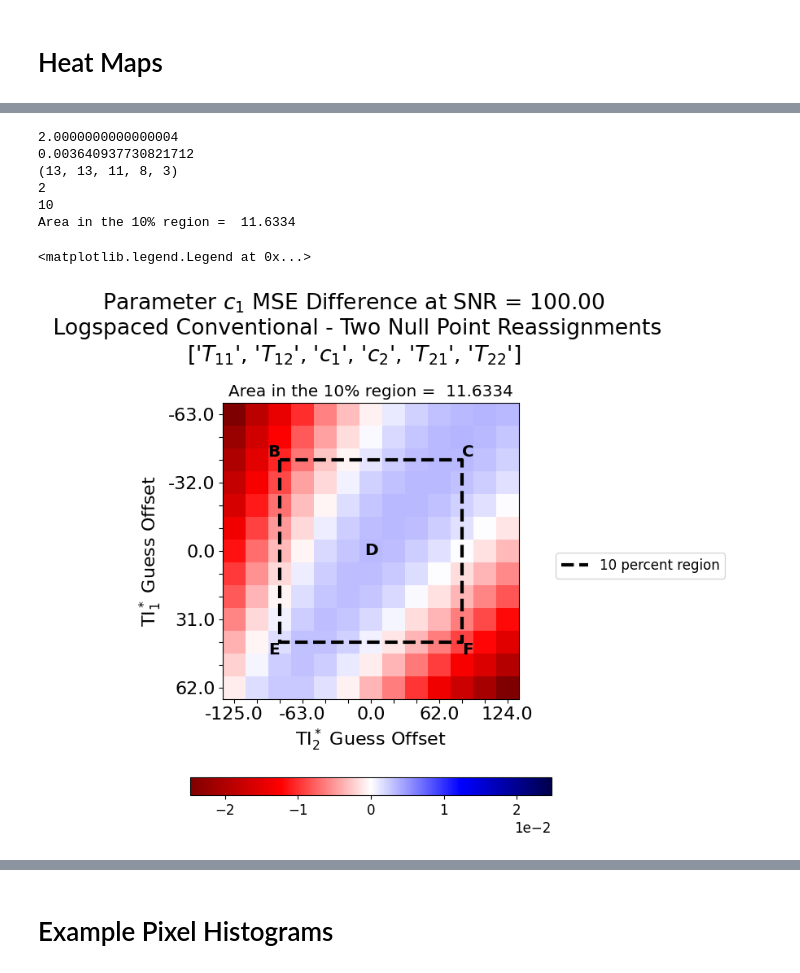
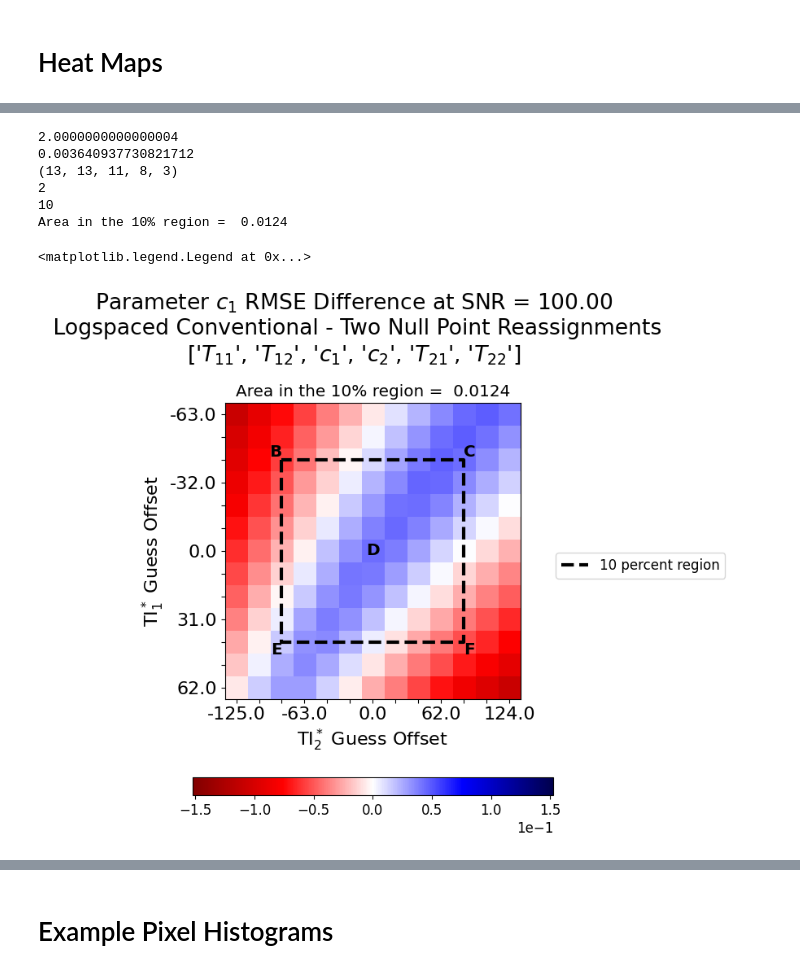
Before and after one commit to Griffin997/Stabilization, a Jupyter notebook: Reassign_Experiment/reassign_T2rat_Exp_Analysis.ipynb, the cells around one changed output, grey strips where cells are left out. Cells and saved outputs as stored; diff of their text form; code cells hidden in the pictures.

```diff
--- a/Reassign_Experiment/reassign_T2rat_Exp_Analysis.ipynb
+++ b/Reassign_Experiment/reassign_T2rat_Exp_Analysis.ipynb
@@ -265,7 +265,7 @@ T2rat_index_oi = 5
 
 plt.rc('font', size = 16)
 fig, ax = plt.subplots(1,1, figsize = (6, 7), tight_layout=True)
-fig.suptitle(f"Parameter {ParamTitle_6p[param_oi]} MSE Difference at SNR = {SNR_array[SNR_index_oi] :0.2f}\n Logspaced Conventional - Two Null Point Reassignments\n{ParamTitle_6p}")
+fig.suptitle(f"Parameter {ParamTitle_6p[param_oi]} RMSE Difference at SNR = {SNR_array[SNR_index_oi] :0.2f}\n Logspaced Conventional - Two Null Point Reassignments\n{ParamTitle_6p}")
 
 mat1 = np.where(SNR_array[SNR_index_oi] == SR_SNR)[0]
 mat2 = np.where(T2rat_array[T2rat_index_oi] == SR_T2Rat)[0]
@@ -277,7 +277,7 @@ print(T2rat_array[T2rat_index_oi])
 print(temp_SR_MSE)
 print(MSE.shape)
 
-temp_MSE_imp = temp_SR_MSE-MSE[:, : , T2rat_index_oi, SNR_index_oi, 0]
+temp_MSE_imp = temp_SR_MSE**(1/2)-MSE[:, : , T2rat_index_oi, SNR_index_oi, 0]**(1/2)
 
 gen_patchwork_panel(fig, ax, T2rat_array[T2rat_index_oi], temp_MSE_imp)
 tenD = np.where(np.abs(np1_array/TI1star - -0.1) < 0.003)[0][0]
@@ -306,7 +306,7 @@ SNR_index_oi = 0
 
 fig, ax = plt.subplots(4,3, figsize = (12, 17), tight_layout=True)
 plt.rc('font', size = 16)
-fig.suptitle(f"Parameter {ParamTitle_6p[param_oi]} MSE Difference at SNR = {SNR_array[SNR_index_oi] :0.2f}\n  Logspaced Conventional - Two Null Point Reassignments\n{ParamTitle_6p}")
+fig.suptitle(f"Parameter {ParamTitle_6p[param_oi]} RMSE Difference at SNR = {SNR_array[SNR_index_oi] :0.2f}\n  Logspaced Conventional - Two Null Point Reassignments\n{ParamTitle_6p}")
 plt.rc('font', size = 12)
 
 for iT2 in range(len(T2rat_array)):
@@ -317,7 +317,7 @@ for iT2 in range(len(T2rat_array)):
 
     temp_SR_MSE = SR_MSE[SR_index_match,param_oi]
 
-    temp_MSE_imp = temp_SR_MSE-MSE[:, : , iT2, SNR_index_oi, 0]
+    temp_MSE_imp = temp_SR_MSE**(1/2)-MSE[:, : , iT2, SNR_index_oi, 0]**(1/2)
 
     gen_patchwork_panel(fig, ax[iT2//3, iT2%3], T2rat_array[iT2], temp_MSE_imp)
 
@@ -327,7 +327,7 @@ ax[3,2].remove()
 # %%
 fig, ax = plt.subplots(3,3, figsize = (12, 17), tight_layout=True)
 plt.rc('font', size = 16)
-fig.suptitle(f"Parameter {ParamTitle_6p[param_oi]} MSE Difference at SNR = {SNR_array[SNR_index_oi] :0.2f}\n  Logspaced Conventional - Two Null Point Reassignments\n{ParamTitle_6p}")
+fig.suptitle(f"Parameter {ParamTitle_6p[param_oi]} RMSE Difference at SNR = {SNR_array[SNR_index_oi] :0.2f}\n  Logspaced Conventional - Two Null Point Reassignments\n{ParamTitle_6p}")
 plt.rc('font', size = 12)
 
 max_val = 0
@@ -345,7 +345,7 @@ for iSNR in range(len(SNR_short_array)):
 
         temp_SR_MSE = SR_MSE[SR_index_match,param_oi]
 
-        temp_MSE_imp = temp_SR_MSE-MSE[:, : , T2_short_array[iT2], SNR_index_oi, 0]
+        temp_MSE_imp = temp_SR_MSE**(1/2)-MSE[:, : , T2_short_array[iT2], SNR_index_oi, 0]**(1/2)
 
         if np.max(temp_MSE_imp)>max_val:
             max_val = np.max(temp_MSE_imp)
@@ -365,7 +365,7 @@ for iSNR in range(len(SNR_short_array)):
 
         temp_SR_MSE = SR_MSE[SR_index_match,param_oi]
 
-        temp_MSE_imp = temp_SR_MSE-MSE[:, : , T2_short_array[iT2], SNR_index_oi, 0]
+        temp_MSE_imp = temp_SR_MSE**(1/2)-MSE[:, : , T2_short_array[iT2], SNR_index_oi, 0]**(1/2)
 
         tenAvg = np.mean(temp_MSE_imp[tenD:tenU, tenD:tenU])
 
@@ -378,7 +378,7 @@ T2rat_index_oi = 5
 
 plt.rc('font', size = 16)
 fig, ax = plt.subplots(1,1, figsize = (6, 7), tight_layout=True)
-fig.suptitle(f"Parameter {ParamTitle_6p[param_oi]} MSE Difference at SNR = {SNR_array[SNR_index_oi] :0.2f}\n Logspaced Conventional - Two Null Point Reassignments\n{ParamTitle_6p}")
+fig.suptitle(f"Parameter {ParamTitle_6p[param_oi]} RMSE Difference at SNR = {SNR_array[SNR_index_oi] :0.2f}\n Logspaced Conventional - Two Null Point Reassignments\n{ParamTitle_6p}")
 
 mat1 = np.where(SNR_array[SNR_index_oi] == SR_SNR)[0]
 mat2 = np.where(T2rat_array[T2rat_index_oi] == SR_T2Rat)[0]
@@ -388,39 +388,39 @@ temp_SR_MSE = SR_MSE[SR_index_match,param_oi]
 
 print(T2rat_array[T2rat_index_oi])
 print(temp_SR_MSE)
 print(MSE.shape)
 
-temp_MSE_imp = temp_SR_MSE-MSE[:, : , T2rat_index_oi, SNR_index_oi, 0]
+temp_MSE_imp = temp_SR_MSE**(1/2)-MSE[:, : , T2rat_index_oi, SNR_index_oi, 0]**(1/2)
 
-temp_max = np.max(np.abs(temp_MSE_imp))
+# temp_max = np.max(np.abs(temp_MSE_imp))
 
-gen_patchwork_panel(fig, ax, T2rat_array[T2rat_index_oi], temp_MSE_imp, cb_range = temp_max)
+gen_patchwork_panel(fig, ax, T2rat_array[T2rat_index_oi], temp_MSE_imp, cb_range = max_val)
 tenD = np.where(np.abs(np1_array/TI1star - -0.1) < 0.003)[0][0]
 tenU = np.where(np.abs(np1_array/TI1star - 0.1) < 0.003)[0][0]
 print(tenD)
 print(tenU)
 ax.plot([tenD, tenD, tenU, tenU, tenD],[tenD, tenU, tenU, tenD, tenD], ls = '--', color = 'k', lw = 3, label = '10 percent region')
 # ax.legend()
 # ax_MSE[1,2].remove()
 
-ex_area = trapz_3d(np1_array[tenD:tenU], np2_array[tenD:tenU], temp_MSE_imp[tenD:tenU, tenD:tenU])
+ex_area = np.mean(temp_MSE_imp[tenD:tenU, tenD:tenU])#trapz_3d(np1_array[tenD:tenU], np2_array[tenD:tenU], temp_MSE_imp[tenD:tenU, tenD:tenU])
 print(f'Area in the 10% region = {ex_area: .4f}')
 ax.set_title(f'Area in the 10% region = {ex_area: .4f}')
 ax.text(tenD,tenD, "B", fontsize = 'large', fontweight = 'bold', ha = 'right', va = 'bottom')
 ax.text(tenU,tenD, "C", fontsize = 'large', fontweight = 'bold', ha = 'left', va = 'bottom')
 ax.text(tenD,tenU, "E", fontsize = 'large', fontweight = 'bold', ha = 'right', va = 'top')
 ax.text(tenU,tenU, "F", fontsize = 'large', fontweight = 'bold', ha = 'left', va = 'top')
 ax.text(len(np1_array)//2,len(np2_array)//2, "D", fontsize = 'large', fontweight = 'bold', ha = 'center', va = 'center')
 fig.legend(loc = 'center left', bbox_to_anchor = (0.9,0.5))
 # %% [output]
 2.0000000000000004
 0.003640937730821712
 (13, 13, 11, 8, 3)
 2
 10
-Area in the 10% region =  11.6334
+Area in the 10% region =  0.0124
 <matplotlib.legend.Legend at 0x...>
-[figure, old version]
+[figure, new version]
 # %%
 SNR_vs_rat_mat = np.zeros((len(SNR_array), len(T2rat_array)))
 
```
Also changed, not shown: parts of 12 cells of this notebook.
